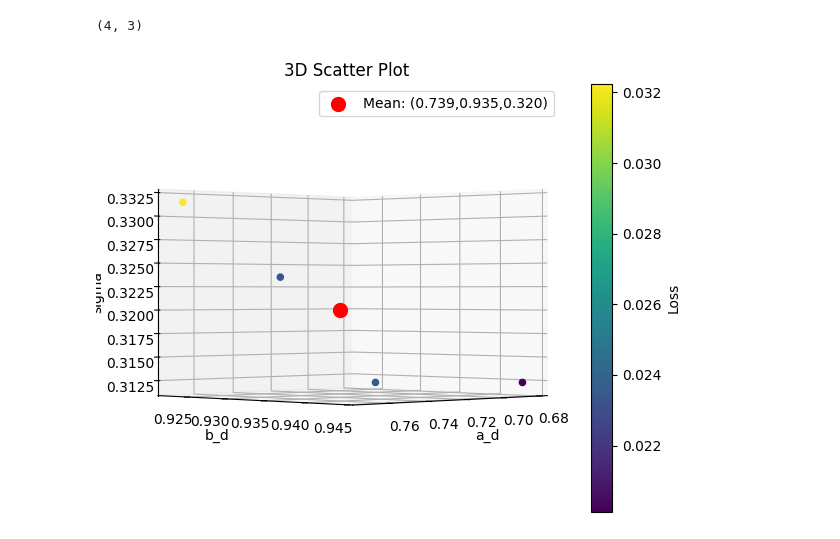
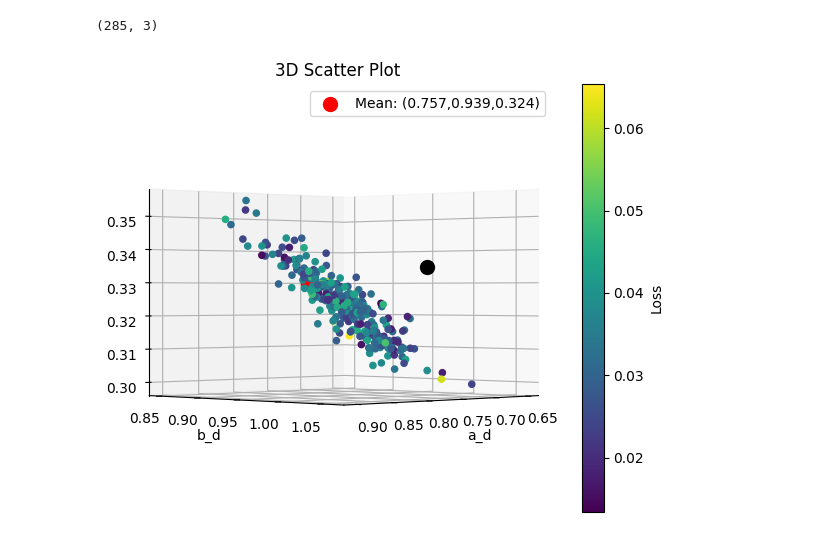
Before and after one commit to tonymenzo/RSA, a Jupyter notebook: src/RSA_nD_tuner_confidence_plot.ipynb, the cells around one changed output. Saved outputs shown, nothing was run; the diff lists cells and outputs as text; code cells hidden in the pictures.

```diff
--- a/src/RSA_nD_tuner_confidence_plot.ipynb
+++ b/src/RSA_nD_tuner_confidence_plot.ipynb
@@ -88,7 +90,7 @@ from matplotlib.colors import Normalize
 
 datafolder = '/pscratch/sd/l/ljpuslar/RSA/RSA/src/temp_results/Tuner_confidence/'
 # points = np.load('/pscratch/sd/l/ljpuslar/RSA/RSA/src/temp_results/Tuner/jupyter/ADAgrad_N50k_3/RSA_tuning_params.npy')
-save_nm = 6
+save_nm = 5
 points = np.load(datafolder + f'params_final_{save_nm}.npy')
 all_loss = np.load(datafolder + f'loss_values_{save_nm}.npy')
 loss_values_final = all_loss[:, -1]
@@ -101,33 +103,35 @@ print(np.shape(points))
 
 # points = all_params
 
 fig = plt.figure()
 ax = fig.add_subplot(111, projection='3d')
 
 # Unpack the three columns
 x, y, z = points[:, 0], points[:, 1], points[:, 2]
 
 xm, ym, zm = np.mean(x), np.mean(y), np.mean(z)
 
 ax.scatter(x, y, z, marker='o', c=colors, alpha=1)
 
 # Create ScalarMappable for colorbar
 sm = cm.ScalarMappable(cmap=cmap, norm=norm)
 sm.set_array([])  # Required for older versions of matplotlib
 
 # Add colorbar
 cbar = plt.colorbar(sm, ax=ax, label='Loss')
 
 # put mean point in red big size over all other points making it stand out from others by being in front using the zorder
 ax.scatter(xm, ym, zm, marker='o', c='red', s=100, zorder=0, label=f'Mean: ({xm:.3f},{ym:.3f},{zm:.3f})')  # Mean point
+ax.scatter(0.68, 0.98, 0.335, marker='o', c='black', s=100, zorder=0)  # Mean point
+ax.scatter(0.74, 0.88, 0.330, marker='o', c='red', s=100, zorder=0)  # Mean point
 ax.set_xlabel('a_d')
 ax.set_ylabel('b_d')
 ax.set_zlabel('sigma')
 ax.set_title('3D Scatter Plot')
-ax.view_init(elev=00, azim=45)
+ax.view_init(elev=0, azim=45)
 plt.tight_layout()
 plt.legend()
 plt.show()
 # %% [output]
-(4, 3)
+(285, 3)
-[figure, old version]
+[figure, new version]
```
Also changed, not shown: parts of 3 cells of this notebook, 40 other files.
